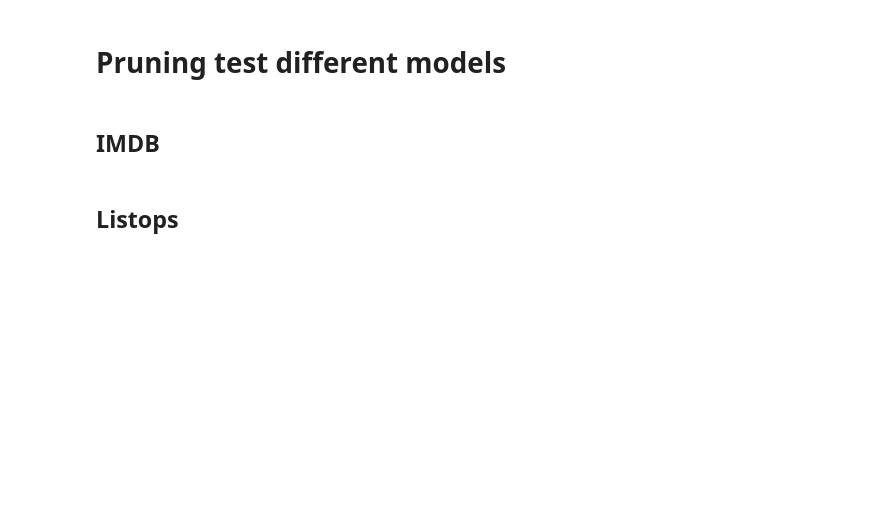
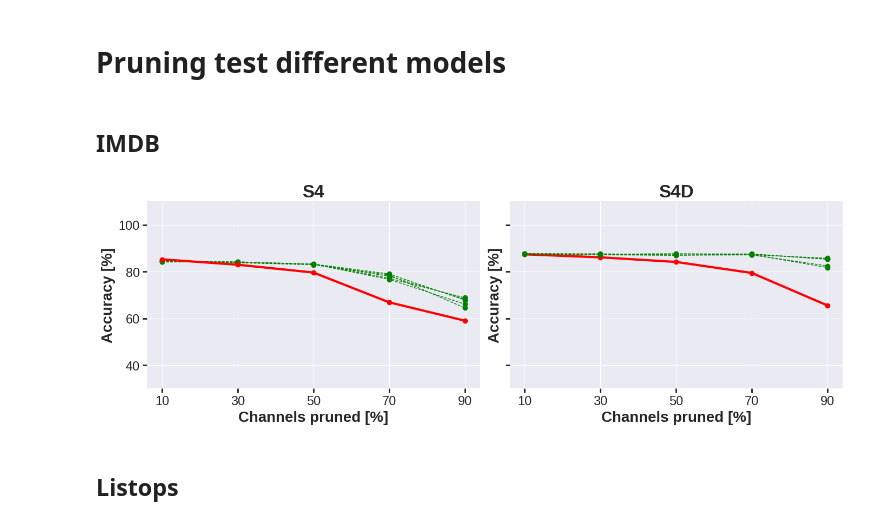
Before and after one commit to PARCO-LAB/S4oP, a Jupyter notebook: plot.ipynb, the cells around one changed output. Drawn from its saved outputs; the diff is of its cells as text; code cells hidden in the pictures; blank space fills up the shorter version.

```diff
--- a/plot.ipynb
+++ b/plot.ipynb
@@ -8,19 +8,27 @@ import matplotlib.pyplot as plt
 pruning_perc = [10, 30, 50, 70, 90]
 
 results = {
+    "S4": {
+        "1": [84.380, 83.772, 82.900, 78.552, 64.452],
+        "2": [84.592, 84.020, 83.216, 78.992, 67.824],
+        "3": [84.100, 84.144, 83.192, 77.148, 68.796],
+        "4": [84.068, 84.156, 83.060, 78.020, 68.220],
+        "5": [84.388, 83.852, 83.152, 76.656, 66.076],
+        "Random": [85.21, 82.92, 79.58, 66.85, 59.01],
+        #"Last_channels": [85.89, 85.92, 86.00, 84.83, 69.50]
+    },
     "S4D": {
         "Random": [87.35, 86.08, 84.11, 79.4, 65.5],
-        "Exponential": [87.74, 87.79, 87.74, 87.26, 80.87],
-        "Last_channels": [87.72, 87.73, 87.74, 87.28, 81.89]
-    },
-    "S4": {
-        "Random": [85.21, 82.92, 79.58, 66.85, 59.01],
-        "Exponential": [85.85, 85.90, 86.04, 82.27, 67.19],
-        "Last_channels": [85.89, 85.92, 86.00, 84.83, 69.50]
-    },
+        "1": [87.392, 87.240, 86.956, 87.444, 85.232],
+        "2": [87.632, 87.424, 87.556, 87.536, 85.364],
+        "3": [87.588, 87.600, 87.148, 87.140, 85.700],
+        "4": [87.640, 87.444, 87.596, 87.296, 81.720],
+        "5": [87.560, 87.120, 86.992, 87.104, 82.420],
+        #"Last_channels": [87.72, 87.73, 87.74, 87.28, 81.89]
+    }
 }
 
-perc_reduction = {
+""" perc_reduction = {
     "S4D": {
         "time": {
             "Random": [1.09, 12.19, 23.29, 35.18, 48.35],
@@ -38,58 +46,61 @@ perc_reduction = {
             "Random": [5.0, 18.22, 30.94, 44.31, 59.6],
             "Exponential": [5.39, 18.44, 31.34, 45.51, 56.97],
             "Last_channels": [5.79, 18.58, 32.54, 44.91, 56.88]
         },
         "params": {
             "Random": [3.42, 9.99, 16.66, 23.29, 29.96],
             "Exponential": [3.32, 9.99, 16.66, 23.29, 29.96],
             "Last_channels": [3.32, 9.99, 16.66, 23.32, 29.96]
         }
     }
-}
+} """
 
 plt.style.use('seaborn-v0_8-darkgrid')
 fig, axes = plt.subplots(1, len(results), figsize=(14, 5), sharey=True)
 
 if len(results) == 1:
     axes = [axes]
 
 offsets = {
     "Random": 63,
     "Exponential": 61.5,
-    "Last_channels": 60
+    #"Last_channels": 60
 }
 
 for ax, (model_name, model_data) in zip(axes, results.items()):
     for pattern_name, acc_values in model_data.items():
-        ax.plot(pruning_perc, acc_values, marker='o', label=pattern_name)
-        offset_y = offsets.get(pattern_name, 0)
-        for i, (x, y) in enumerate(zip(pruning_perc, acc_values)):
-            if pattern_name == "Random":
-                fc = "lightblue"
-            elif pattern_name == "Exponential":
-                fc = "orange"
-            else:
-                fc = "lightgreen"
-            ax.annotate(
-                f"{y} - {perc_reduction[model_name]['time'][pattern_name][i]}% - {perc_reduction[model_name]['params'][pattern_name][i]}%",
-                (x, offset_y),
-                textcoords="offset points",
-                xytext=(0, 0),
-                ha='center',
-                fontsize=8,
-                bbox=dict(boxstyle="round,pad=0.3", fc=fc, alpha=0.6, ec="gray"),
-            )
+        ax.plot(pruning_perc, acc_values, marker='o', label=pattern_name, color="red" if pattern_name == "Random" else "green", linestyle='-' if pattern_name == "Random" else '--', linewidth=3 if pattern_name == "Random" else 1)
+        #ax.plot(pruning_perc, acc_values, marker='o', label=pattern_name, color=fc, linewidth=3 if pattern_name == "Random" else 1)
+        """ ax.annotate(
+            f"{y} - {perc_reduction[model_name]['time'][pattern_name][i]}% - {perc_reduction[model_name]['params'][pattern_name][i]}%",
+            (x, offset_y),
+            textcoords="offset points",
+            xytext=(0, 0),
+            ha='center',
+            fontsize=8,
+            bbox=dict(boxstyle="round,pad=0.3", fc=fc, alpha=0.6, ec="gray"),
+        ) """
 
-    ax.set_title(f"{model_name} (85.668)" if model_name == "S4" else f"{model_name} (87.252)", fontsize=14, fontweight='bold')
-    ax.set_xlabel("Canali prunati [%]")
+    ax.set_title(f"{model_name}" if model_name == "S4" else f"{model_name}", fontsize=24, fontweight='bold')
+    ax.set_xlabel("Channels pruned [%]", fontsize=20, fontweight='bold')
     ax.set_xticks(pruning_perc)
-    ax.set_ylabel("Accuracy [%]")
-    ax.legend(title="Riquadri colorati: Accuratezza - Tempo - Parametri")
+    ax.set_ylabel("Accuracy [%]", fontsize=20, fontweight='bold')
+    #ax.legend(fontsize=20)
+    ax.set_ylim(30, 110)
+    ax.tick_params(
+        axis='both',
+        which='major',
+        labelsize=17,
+        length=6,
+        width=2
+    )
     ax.grid(True)
 
-fig.suptitle("IMDB", fontsize=16, fontweight='bold')
+#fig.suptitle("IMDB", fontsize=16, fontweight='bold')
 plt.tight_layout(rect=[0, 0, 1, 0.95])
 plt.show()
+# %% [output]
+[figure, added]
 # %% [markdown]
 ## Listops
 # %%
```
Also changed, not shown: parts of 34 cells of this notebook, 8 other files.
